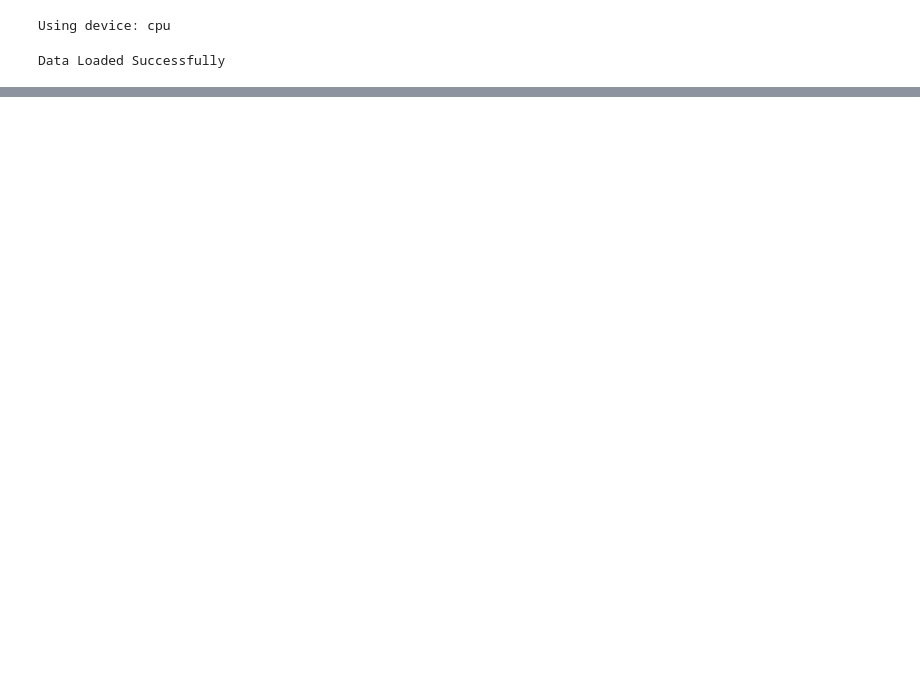
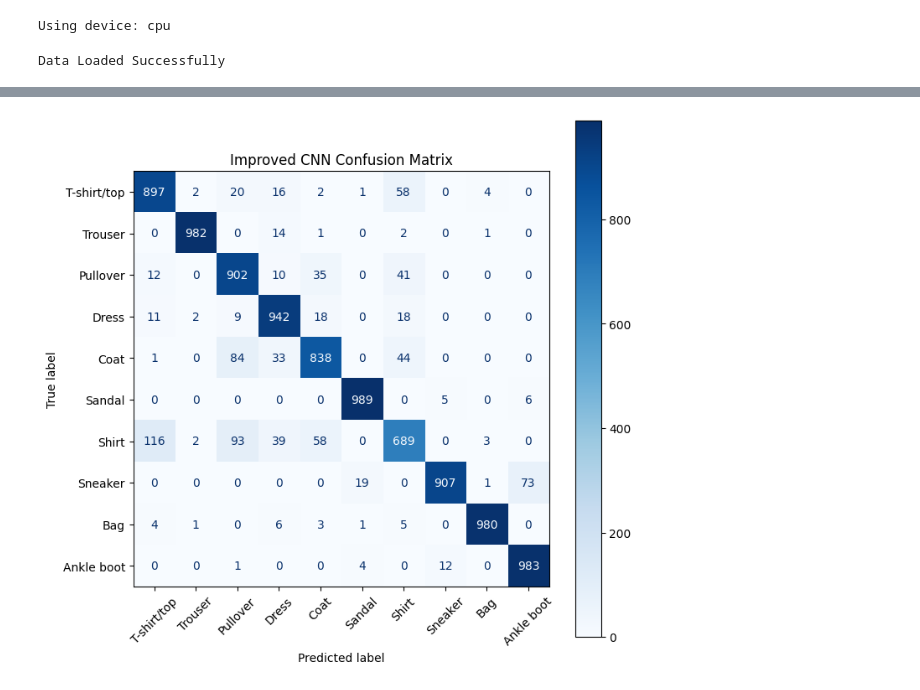
Before and after one commit to shabab-123/fashionMnist, a Jupyter notebook: fashionMnist.ipynb, the cells around one changed output, grey strips where cells are left out. Drawn from its saved outputs; the diff is of its cells as text; code cells hidden in the pictures; blank space fills up the shorter version.

```diff
--- a/fashionMnist.ipynb
+++ b/fashionMnist.ipynb
@@ -137,18 +148,18 @@ def train_model(model, train_loader, epochs=5):
 
     return training_time
 # %%
-
 # EVALUATION FUNCTION
-
 def evaluate_model(model, test_loader, noisy=False):
     model.eval()
-
     correct = 0
     total = 0
+    all_labels = []
+    all_predictions = []
 
     with torch.no_grad():
         for images, labels in test_loader:
-            images, labels = images.to(device), labels.to(device)
+            images = images.to(device)
+            labels = labels.to(device)
 
             if noisy:
                 images = add_noise(images)
@@ -159,8 +170,15 @@ def evaluate_model(model, test_loader, noisy=False):
             total += labels.size(0)
             correct += (predicted == labels).sum().item()
 
+            all_labels.extend(labels.cpu().numpy())
+            all_predictions.extend(predicted.cpu().numpy())
+
     accuracy = 100 * correct / total
-    return accuracy
+    precision = precision_score(all_labels, all_predictions, average='weighted')
+    recall = recall_score(all_labels, all_predictions, average='weighted')
+    f1 = f1_score(all_labels, all_predictions, average='weighted')
+
+    return accuracy, precision, recall, f1, all_labels, all_predictions
 # %%
 print("========== BASELINE MODEL ==========")
 
@@ -244,0 +302,79 @@ plt.show()
+# %%
+# ADDITIONAL EVALUATION AND VISUALISATIONS
+
+class_names = train_dataset.classes
+
+# Re-evaluate to collect metrics
+baseline_clean_acc, baseline_precision, baseline_recall, baseline_f1, baseline_labels, baseline_preds = evaluate_model(baseline_model, test_loader)
+baseline_noisy_acc, _, _, _, _, _ = evaluate_model(baseline_model, test_loader, noisy=True)
+
+improved_clean_acc, improved_precision, improved_recall, improved_f1, improved_labels, improved_preds = evaluate_model(improved_model, test_loader)
+improved_noisy_acc, _, _, _, _, _ = evaluate_model(improved_model, test_loader, noisy=True)
+
+print("\n=== Baseline Classification Report ===")
+print(classification_report(baseline_labels, baseline_preds, target_names=class_names))
+
+print("\n=== Improved Classification Report ===")
+print(classification_report(improved_labels, improved_preds, target_names=class_names))
+
+# Confusion Matrix - Improved
+cm = confusion_matrix(improved_labels, improved_preds)
+fig, ax = plt.subplots(figsize=(8,8))
+ConfusionMatrixDisplay(cm, display_labels=class_names).plot(ax=ax, cmap="Blues", xticks_rotation=45)
+plt.title("Improved CNN Confusion Matrix")
+plt.show()
+
+# Accuracy comparison
+labels = ["Clean Accuracy", "Noisy Accuracy"]
+baseline = [baseline_clean_acc, baseline_noisy_acc]
+improved = [improved_clean_acc, improved_noisy_acc]
+
+x = np.arange(len(labels))
+width = 0.35
+plt.figure(figsize=(7,5))
+plt.bar(x-width/2, baseline, width, label="Baseline")
+plt.bar(x+width/2, improved, width, label="Improved")
+plt.xticks(x, labels)
+plt.ylabel("Accuracy (%)")
+plt.title("Accuracy Comparison")
+plt.legend()
+plt.show()
+
+# Precision / Recall / F1
+metrics = ["Precision","Recall","F1 Score"]
+base_scores = [baseline_precision, baseline_recall, baseline_f1]
+imp_scores = [improved_precision, improved_recall, improved_f1]
+
+x = np.arange(len(metrics))
+plt.figure(figsize=(7,5))
+plt.bar(x-width/2, base_scores, width, label="Baseline")
+plt.bar(x+width/2, imp_scores, width, label="Improved")
+plt.xticks(x, metrics)
+plt.ylim(0,1)
+plt.title("Precision, Recall and F1 Comparison")
+plt.legend()
+plt.show()
+
+# Training Time
+plt.figure(figsize=(5,4))
+plt.bar(["Baseline","Improved"], [baseline_time, improved_time])
+plt.ylabel("Seconds")
+plt.title("Training Time Comparison")
+plt.show()
+
+# Sample Predictions
+images, labels = next(iter(test_loader))
+images = images.to(device)
+outputs = improved_model(images)
+_, preds = torch.max(outputs,1)
+images = images.cpu()
+
+plt.figure(figsize=(12,6))
+for i in range(10):
+    plt.subplot(2,5,i+1)
+    plt.imshow(images[i][0], cmap='gray')
+    plt.title(f"P:{class_names[preds[i]]}\nT:{class_names[labels[i]]}", fontsize=8)
+    plt.axis("off")
+plt.tight_layout()
+plt.show()
+# %% [output]
@@ -244,0 +398 @@ plt.show()
+[figure, added]
```
Also changed, not shown: parts of 6 cells of this notebook.
